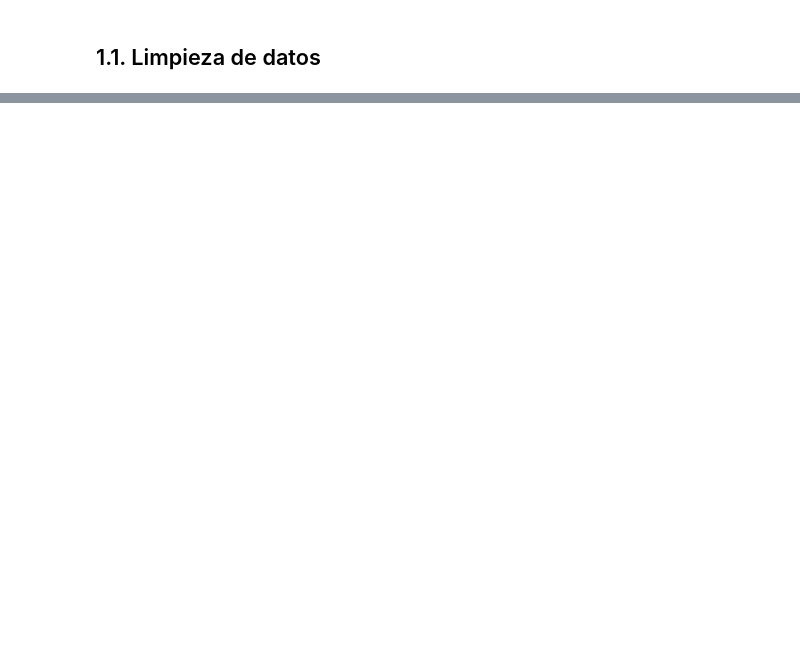
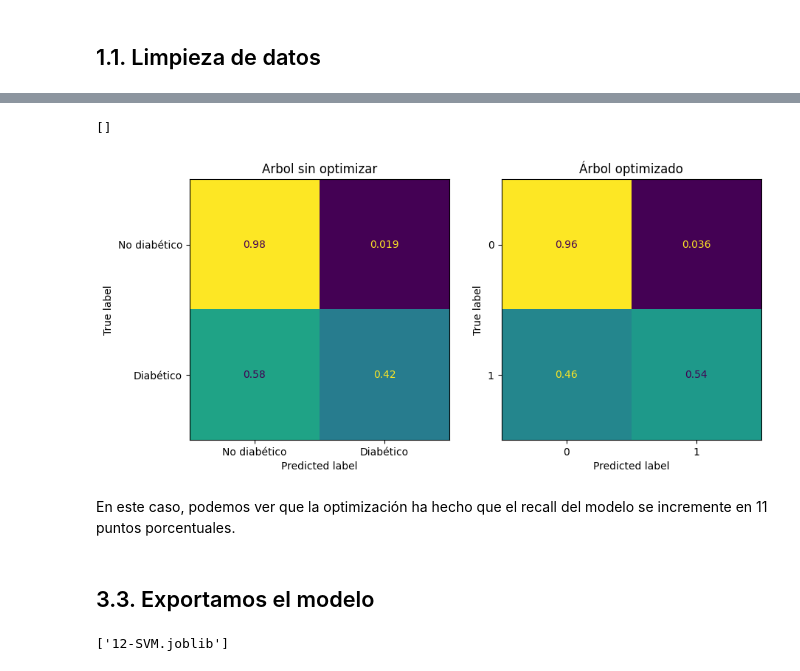
Before and after one commit to jjimvar/intro-ml, a Jupyter notebook: src/12-nlp.ipynb, the cells around one changed output, grey strips where cells are left out. Drawn from its saved outputs; the diff is of its cells as text; code cells hidden in the pictures; blank space fills up the shorter version.

```diff
--- a/src/12-nlp.ipynb
+++ b/src/12-nlp.ipynb
@@ -78,0 +114,2 @@ Hay 630 filas duplicadas
+# %%
+df['is_spam'].replace({True:1, False:0}, inplace=True)
@@ -78,0 +155,4 @@ Hay 630 filas duplicadas
+# %%
+data=df.copy()
+data["url"] = data["url"].apply(procesamiento_links)
+data.head()
@@ -78,0 +244,3 @@ Hay 630 filas duplicadas
+# %%
+# Train-test split
+X_train, X_test, y_train, y_test = train_test_split(X, y, test_size = 0.2, random_state = 42)
@@ -78,0 +336,15 @@ Hay 630 filas duplicadas
+# %%
+#Comparación de métricas
+##Predicciones
+train_pred_opt = grid_search.predict(X_train)
+test_pred_opt = grid_search.predict(X_test)
+## Métricas
+print("-"*60)
+print("MODELO SIN OPTIMIZAR")
+print("-"*60)
+print(metricas_clas(y_train, y_test, train_pred, test_pred))
+## Métricas
+print("-"*60)
+print("MODELO OPTIMIZADO")
+print("-"*60)
+print(metricas_clas(y_train, y_test, train_pred_opt, test_pred_opt))
@@ -78,0 +366,26 @@ Hay 630 filas duplicadas
+# %%
+#Matriz de confusión
+## Sin Optimizar
+cm1 = confusion_matrix(y_test, test_pred, normalize='true')
+## Optimizado
+cm2 = confusion_matrix(y_test, test_pred_opt, normalize='true')
+
+# Representación
+fig, axis=plt.subplots(1,2, figsize=(10,5))
+ConfusionMatrixDisplay(confusion_matrix=cm1, display_labels=["No diabético", "Diabético"]).plot(ax=axis[0],cmap='viridis',colorbar=False)
+axis[0].set_title("Arbol sin optimizar")
+ConfusionMatrixDisplay(confusion_matrix=cm2).plot(ax=axis[1],cmap='viridis', colorbar=False)
+axis[1].set_title("Árbol optimizado")
+plt.plot()
+# %% [output]
+[]
+[figure, added]
+# %% [markdown]
+En este caso, podemos ver que la optimización ha hecho que el recall del modelo se incremente en 11 puntos porcentuales.
+# %% [markdown]
+## 3.3. Exportamos el modelo
+# %%
+#Exportamos el modelo con joblib (más rápido que pickle)
+joblib.dump(grid_search, "12-SVM.joblib")
+# %% [output]
+['12-SVM.joblib']
```
Also changed, not shown: parts of 31 cells of this notebook, 5 other files.
